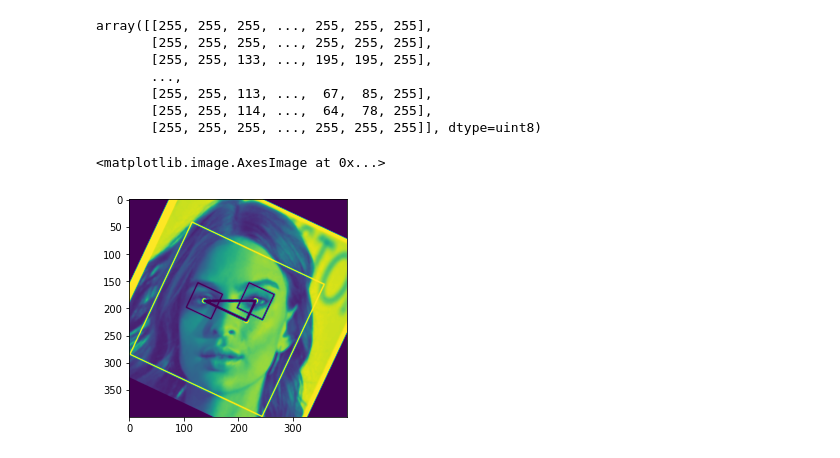
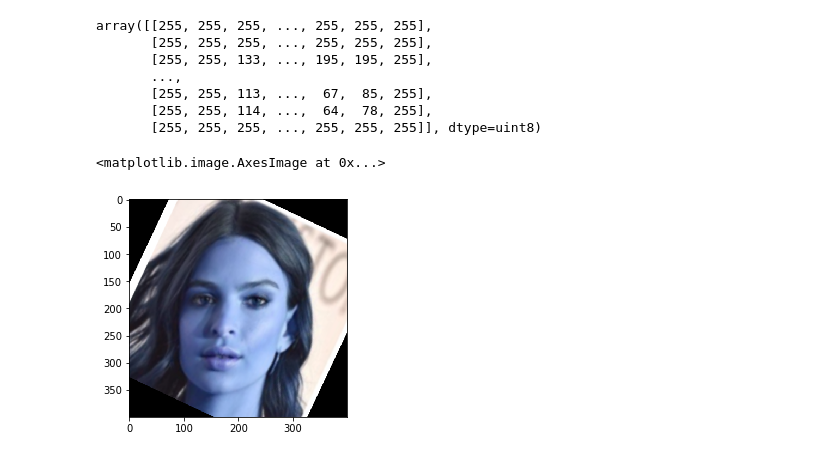
Before and after one commit to cjlee0217/covid19_mask_detection, a Jupyter notebook: 샘플 코드/face_eye_detection.ipynb, the cells around one changed output. Saved outputs shown, nothing was run; the diff lists cells and outputs as text; code cells hidden in the pictures.

```diff
--- a/샘플 코드/face_eye_detection.ipynb
+++ b/샘플 코드/face_eye_detection.ipynb
@@ -8,3 +6,7 @@ import matplotlib.pyplot as plt
+# %%
+face_cascade = cv2.CascadeClassifier('Opencv_assets/haarcascade_frontface.xml')
+eye_cascade = cv2.CascadeClassifier('Opencv_assets/haarcascade_eye.xml')
 # %%
-# img2=cv2.resize(img,dsize=(300,300))
-# plt.imshow(img2[:,:,::-1])
+img=cv2.imread('Opencv_assets/rr.PNG')
+img2=cv2.resize(img,(400,400))
+plt.imshow(img2[:,:,::-1])
@@ -11,3 +15,0 @@ import matplotlib.pyplot as plt
-# %%
-face_cascade = cv2.CascadeClassifier('haarcascade_frontface.xml')
-eye_cascade = cv2.CascadeClassifier('haarcascade_eye.xml')
@@ -122,7 +113,7 @@ M = cv2.getRotationMatrix2D(center, (angle), 1.0)
 rotated1 = cv2.warpAffine(img2, M, (w, h))
 rotated = cv2.warpAffine(gray, M, (w, h))
 # %%
-plt.imshow(rotated)
+plt.imshow(rotated1)
 # %% [output]
 <matplotlib.image.AxesImage at 0x...>
-[figure, old version]
+[figure, new version]
```
Also changed, not shown: parts of 19 cells of this notebook.
